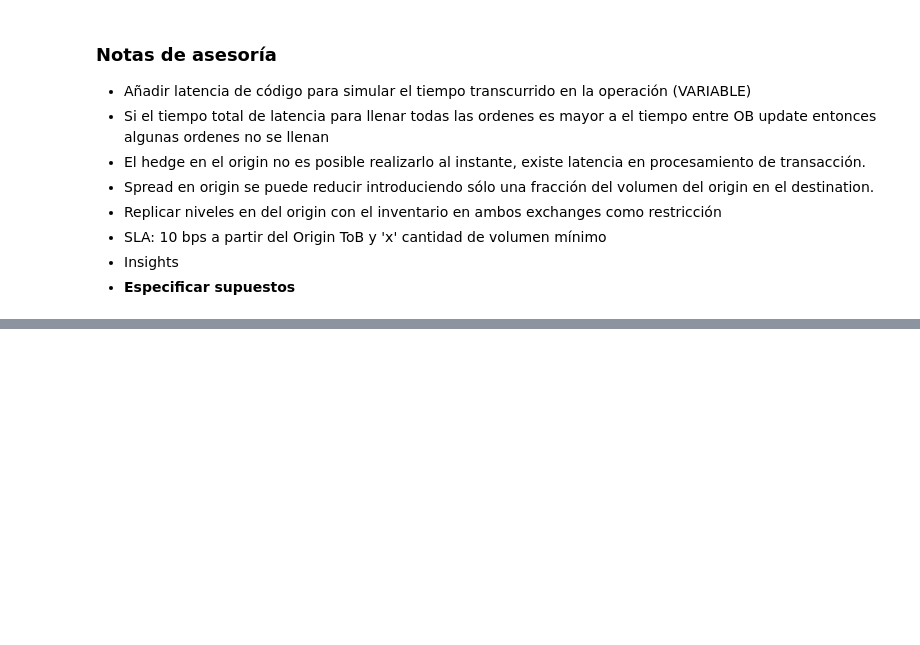
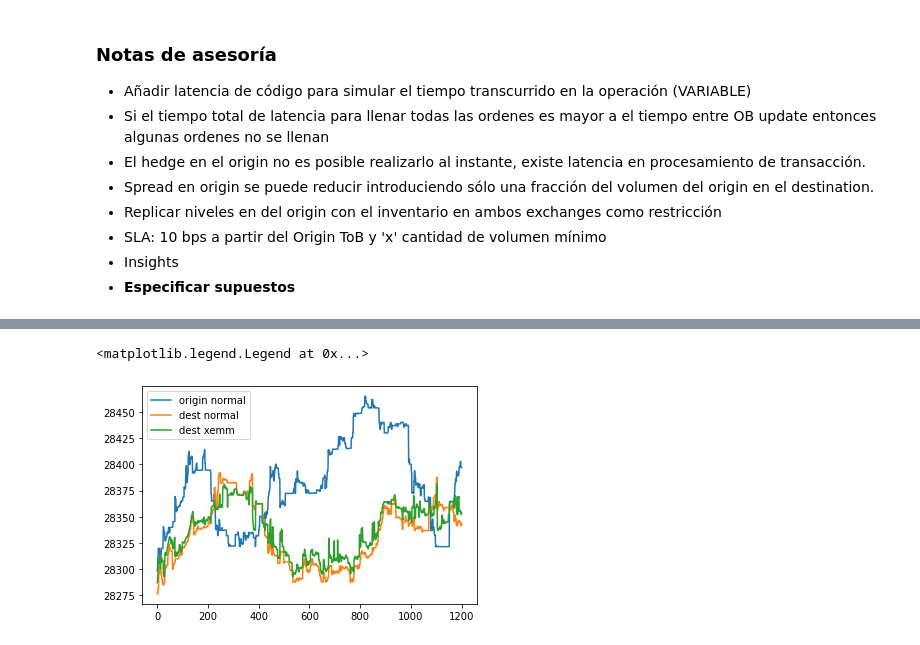
Before and after one commit to AndresLaresBarragan/MyST_XEMM, a Jupyter notebook: working_session.ipynb, the cells around one changed output, grey strips where cells are left out. Cells and saved outputs as stored; diff of their text form; code cells hidden in the pictures; blank space fills up the shorter version.

```diff
--- a/working_session.ipynb
+++ b/working_session.ipynb
@@ -712,0 +641,14 @@ for vol_to_fill in asks_to_fill['ask_added_vol'].values:
+# %%
+dest = [0.5*(ob.loc["0",'bid']+ob.loc["0",'ask']) for ob in list(ob_bit.values())[:1201]]
+# %%
+origin = [0.5*(ob.loc["0",'bid']+ob.loc["0",'ask']) for ob in list(ob_krak.values())]
+# %%
+dest_xemm = [0.5*(ob.loc[0,'bid']+ob.loc[0,'ask']) for ob in ob_xemm.values()]
+# %%
+plt.plot(origin, label='origin normal')
+plt.plot(dest, label='dest normal')
+plt.plot(dest_xemm, label='dest xemm')
+plt.legend()
+# %% [output]
+<matplotlib.legend.Legend at 0x...>
+[figure, added]
```
Also changed, not shown: parts of 24 cells of this notebook.
